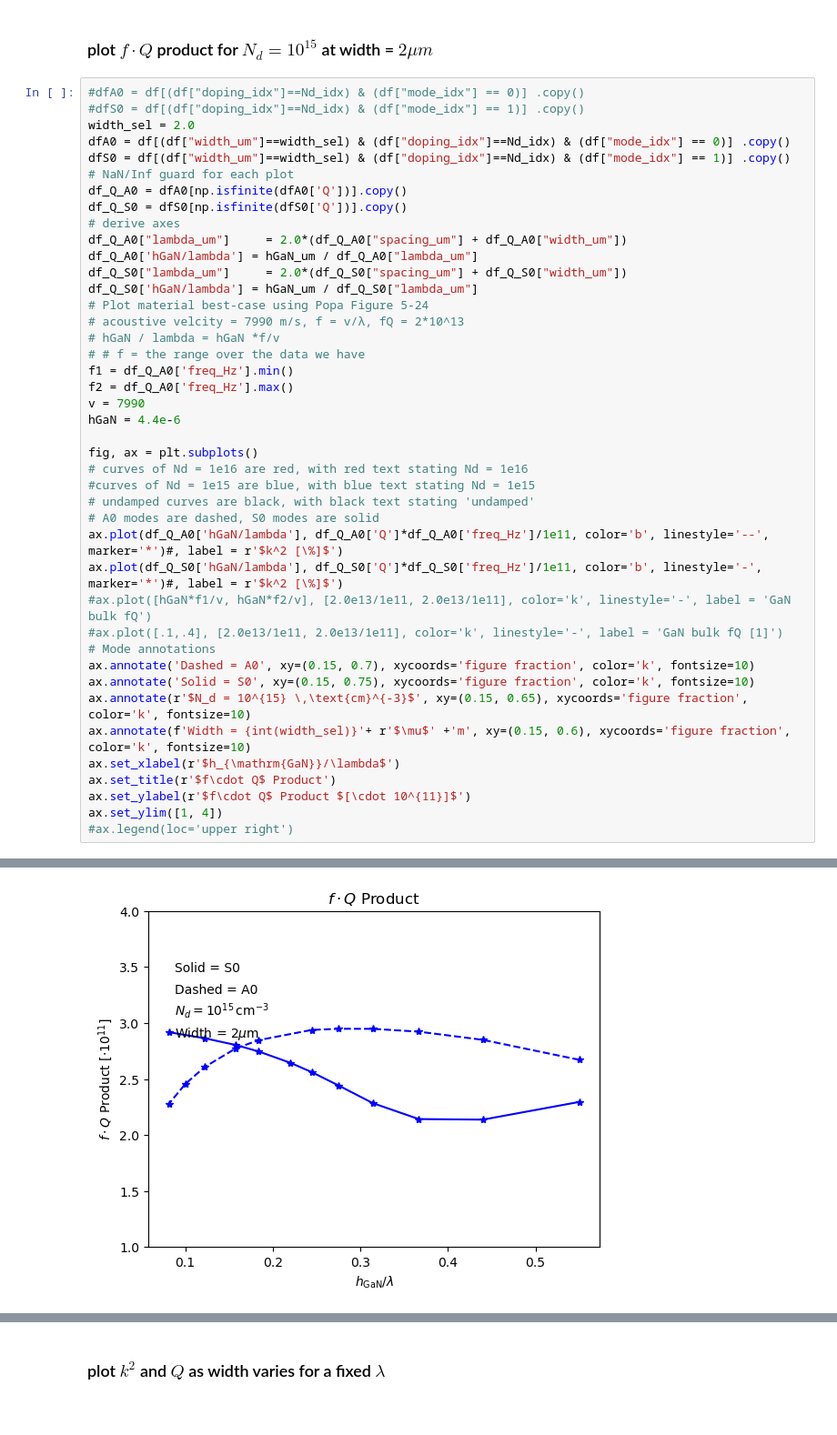
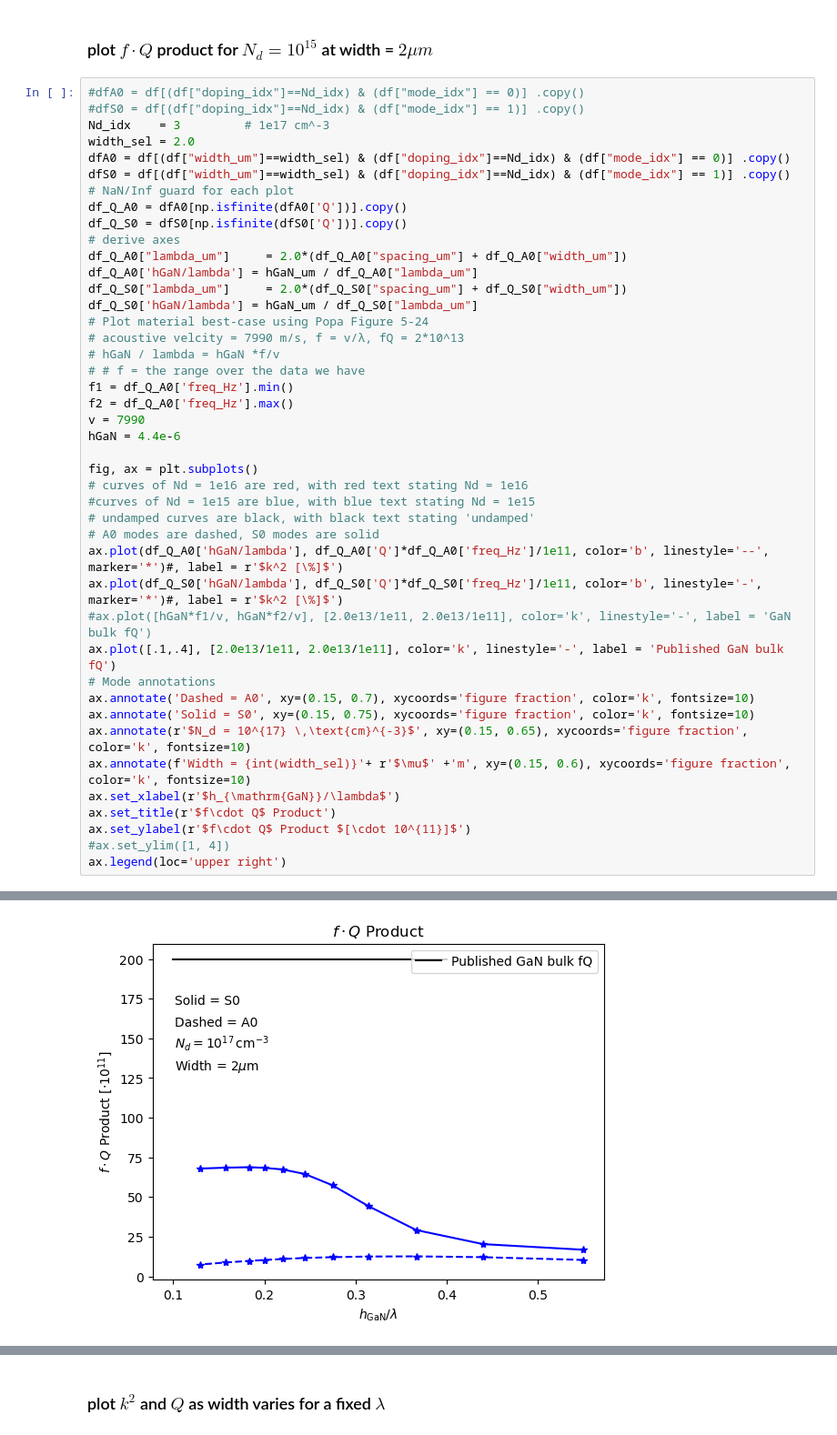
Before and after one commit to ninja-lab/Resonators, a Jupyter notebook: ComsolPlots3.ipynb, the cells around one changed output, grey strips where cells are left out. Shown at 91% size. Drawn from its saved outputs; the diff is of its cells as text.

```diff
--- a/ComsolPlots3.ipynb
+++ b/ComsolPlots3.ipynb
@@ -214,6 +406,7 @@ Text(0, 0.5, '$k^2$ [%]')
 # %%
 #dfA0 = df[(df["doping_idx"]==Nd_idx) & (df["mode_idx"] == 0)] .copy()
 #dfS0 = df[(df["doping_idx"]==Nd_idx) & (df["mode_idx"] == 1)] .copy()
+Nd_idx    = 3         # 1e17 cm^-3
 width_sel = 2.0
 dfA0 = df[(df["width_um"]==width_sel) & (df["doping_idx"]==Nd_idx) & (df["mode_idx"] == 0)] .copy()
 dfS0 = df[(df["width_um"]==width_sel) & (df["doping_idx"]==Nd_idx) & (df["mode_idx"] == 1)] .copy()
@@ -242,15 +435,15 @@ fig, ax = plt.subplots()
 ax.plot(df_Q_A0['hGaN/lambda'], df_Q_A0['Q']*df_Q_A0['freq_Hz']/1e11, color='b', linestyle='--', marker='*')#, label = r'$k^2 [\%]$')
 ax.plot(df_Q_S0['hGaN/lambda'], df_Q_S0['Q']*df_Q_S0['freq_Hz']/1e11, color='b', linestyle='-', marker='*')#, label = r'$k^2 [\%]$')
 #ax.plot([hGaN*f1/v, hGaN*f2/v], [2.0e13/1e11, 2.0e13/1e11], color='k', linestyle='-', label = 'GaN bulk fQ')
-#ax.plot([.1,.4], [2.0e13/1e11, 2.0e13/1e11], color='k', linestyle='-', label = 'GaN bulk fQ [1]')
+ax.plot([.1,.4], [2.0e13/1e11, 2.0e13/1e11], color='k', linestyle='-', label = 'Published GaN bulk fQ')
 # Mode annotations
 ax.annotate('Dashed = A0', xy=(0.15, 0.7), xycoords='figure fraction', color='k', fontsize=10)
 ax.annotate('Solid = S0', xy=(0.15, 0.75), xycoords='figure fraction', color='k', fontsize=10)
-ax.annotate(r'$N_d = 10^{15} \,\text{cm}^{-3}$', xy=(0.15, 0.65), xycoords='figure fraction', color='k', fontsize=10)
+ax.annotate(r'$N_d = 10^{17} \,\text{cm}^{-3}$', xy=(0.15, 0.65), xycoords='figure fraction', color='k', fontsize=10)
 ax.annotate(f'Width = {int(width_sel)}'+ r'$\mu$' +'m', xy=(0.15, 0.6), xycoords='figure fraction', color='k', fontsize=10)
 ax.set_xlabel(r'$h_{\mathrm{GaN}}/\lambda$')
 ax.set_title(r'$f\cdot Q$ Product')
 ax.set_ylabel(r'$f\cdot Q$ Product $[\cdot 10^{11}]$')
-ax.set_ylim([1, 4])
-#ax.legend(loc='upper right')
+#ax.set_ylim([1, 4])
+ax.legend(loc='upper right')
 # %% [output]
@@ -258,4 +451,4 @@ ax.set_ylim([1, 4])
-[figure, old version]
+[figure, new version]
 # %% [markdown]
 <img src="SavedFigs/fig-5-24-popa.png" alt="Test setup" width="420">
 # %% [markdown]
```
Also changed, not shown: parts of 14 cells of this notebook, 20 other files.
